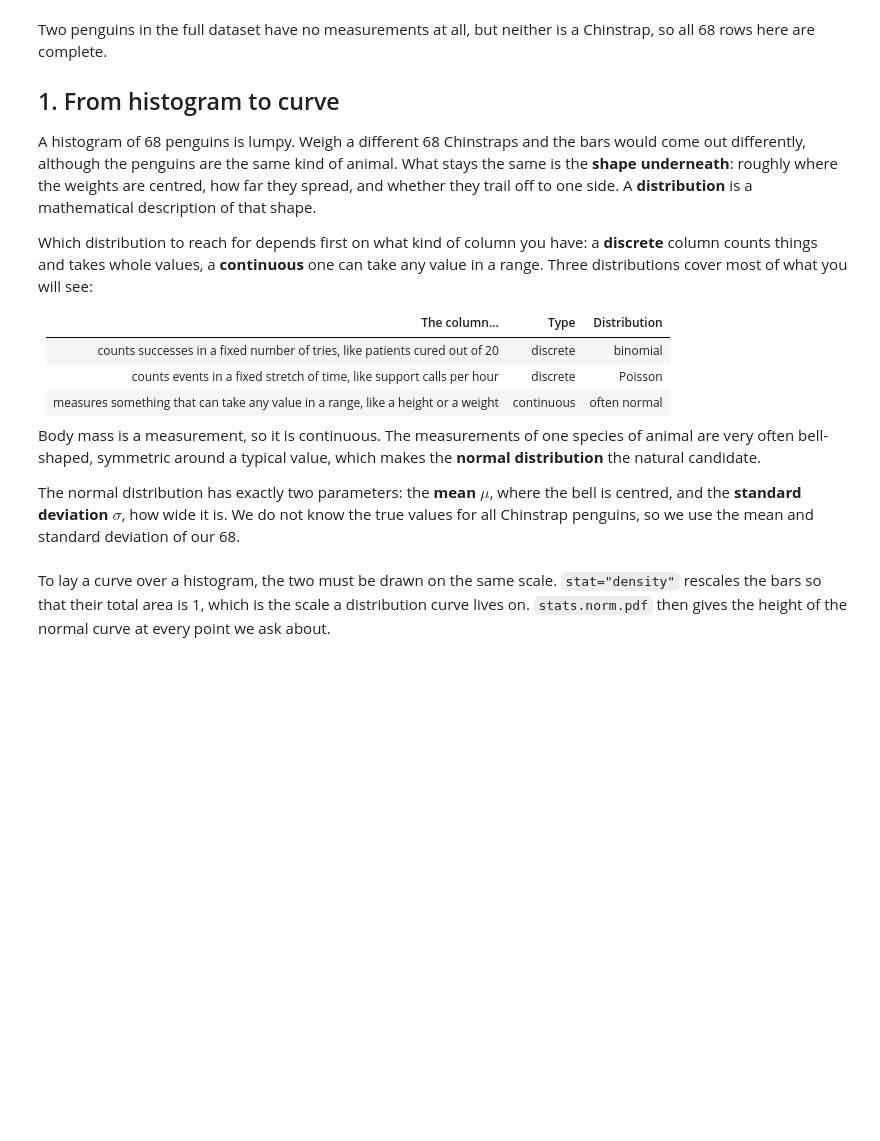
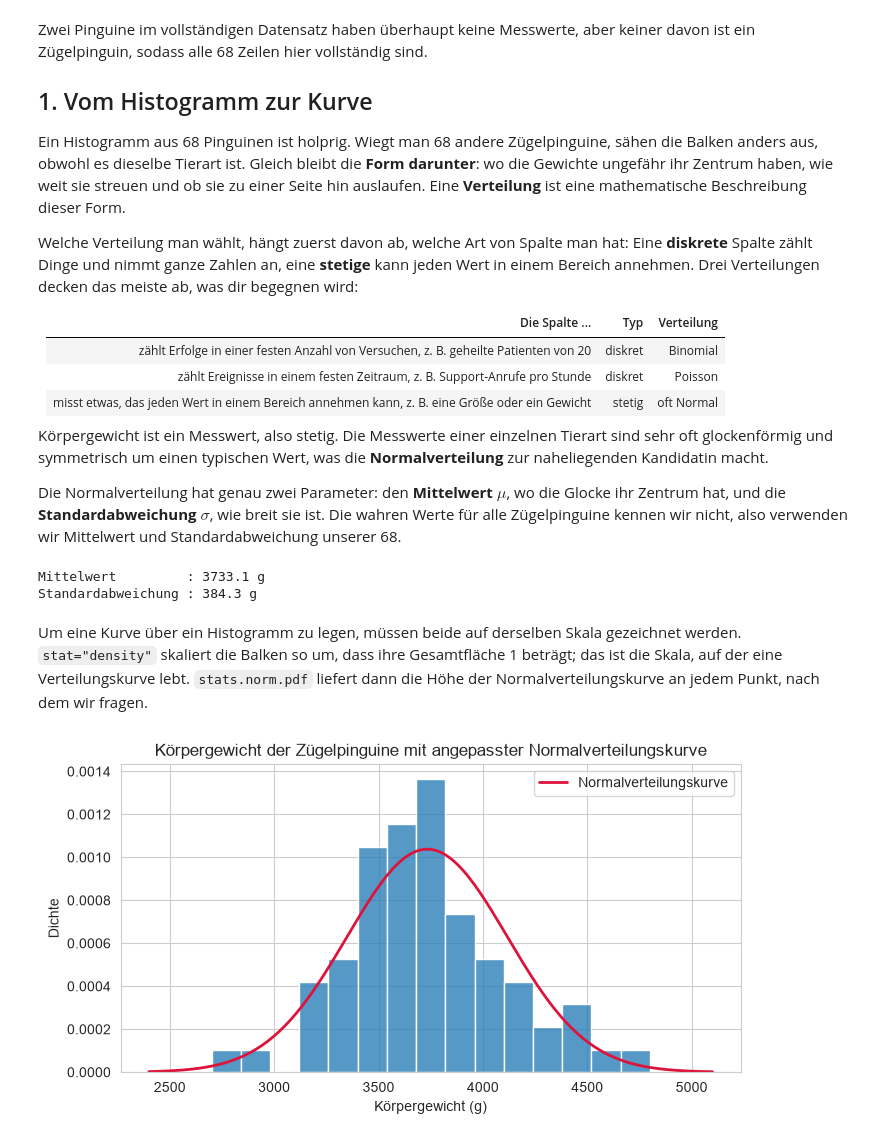
Before and after one commit to lexandros-dev/amle-hypothesis-testing, a Jupyter notebook: 01_distributions.ipynb, the cells around one changed output. Cells and saved outputs as stored; diff of their text form; code cells hidden in the pictures; blank space fills up the shorter version.

```diff
--- a/01_distributions.ipynb
+++ b/01_distributions.ipynb
@@ -56,61 +75,66 @@ chinstrap["body_mass_g"].describe()
 # %% [markdown]
-Two penguins in the full dataset have no measurements at all, but neither is a Chinstrap,
-so all 68 rows here are complete.
+Zwei Pinguine im vollständigen Datensatz haben überhaupt keine Messwerte, aber keiner davon ist ein
+Zügelpinguin, sodass alle 68 Zeilen hier vollständig sind.
 
-## 1. From histogram to curve
+## 1. Vom Histogramm zur Kurve
 
-A histogram of 68 penguins is lumpy. Weigh a different 68 Chinstraps and the bars would
-come out differently, although the penguins are the same kind of animal. What stays the
-same is the **shape underneath**: roughly where the weights are centred, how far they
-spread, and whether they trail off to one side. A **distribution** is a mathematical
-description of that shape.
+Ein Histogramm aus 68 Pinguinen ist holprig. Wiegt man 68 andere Zügelpinguine, sähen die Balken
+anders aus, obwohl es dieselbe Tierart ist. Gleich bleibt die **Form darunter**: wo die Gewichte
+ungefähr ihr Zentrum haben, wie weit sie streuen und ob sie zu einer Seite hin auslaufen. Eine
+**Verteilung** ist eine mathematische Beschreibung dieser Form.
 
-Which distribution to reach for depends first on what kind of column you have: a
-**discrete** column counts things and takes whole values, a **continuous** one can take any
-value in a range. Three distributions cover most of what you will see:
+Welche Verteilung man wählt, hängt zuerst davon ab, welche Art von Spalte man hat: Eine
+**diskrete** Spalte zählt Dinge und nimmt ganze Zahlen an, eine **stetige** kann jeden Wert in
+einem Bereich annehmen. Drei Verteilungen decken das meiste ab, was dir begegnen wird:
 
-| The column... | Type | Distribution |
+| Die Spalte ... | Typ | Verteilung |
 | :--- | :--- | :--- |
-| counts successes in a fixed number of tries, like patients cured out of 20 | discrete | binomial |
-| counts events in a fixed stretch of time, like support calls per hour | discrete | Poisson |
-| measures something that can take any value in a range, like a height or a weight | continuous | often normal |
+| zählt Erfolge in einer festen Anzahl von Versuchen, z. B. geheilte Patienten von 20 | diskret | Binomial |
+| zählt Ereignisse in einem festen Zeitraum, z. B. Support-Anrufe pro Stunde | diskret | Poisson |
+| misst etwas, das jeden Wert in einem Bereich annehmen kann, z. B. eine Größe oder ein Gewicht | stetig | oft Normal |
 
-Body mass is a measurement, so it is continuous. The measurements of one species of animal
-are very often bell-shaped, symmetric around a typical value, which makes the **normal
-distribution** the natural candidate.
+Körpergewicht ist ein Messwert, also stetig. Die Messwerte einer einzelnen Tierart sind sehr oft
+glockenförmig und symmetrisch um einen typischen Wert, was die **Normalverteilung** zur naheliegenden
+Kandidatin macht.
 
-The normal distribution has exactly two parameters: the **mean** $\mu$, where the bell is
-centred, and the **standard deviation** $\sigma$, how wide it is. We do not know the true
-values for all Chinstrap penguins, so we use the mean and standard deviation of our 68.
+Die Normalverteilung hat genau zwei Parameter: den **Mittelwert** $\mu$, wo die Glocke ihr
+Zentrum hat, und die **Standardabweichung** $\sigma$, wie breit sie ist. Die wahren Werte für alle
+Zügelpinguine kennen wir nicht, also verwenden wir Mittelwert und Standardabweichung unserer 68.
 # %%
 mass = chinstrap["body_mass_g"]
 
-# the two numbers that pin down a normal curve
+# die zwei Zahlen, die eine Normalverteilungskurve festlegen
 mean_mass = mass.mean()
 std_mass = mass.std()
 
-print(f"mean              : {mean_mass:.1f} g")
-print(f"standard deviation: {std_mass:.1f} g")
+print(f"Mittelwert         : {mean_mass:.1f} g")
+print(f"Standardabweichung : {std_mass:.1f} g")
+# %% [output]
+Mittelwert         : 3733.1 g
+Standardabweichung : 384.3 g
 # %% [markdown]
-To lay a curve over a histogram, the two must be drawn on the same scale.
-`stat="density"` rescales the bars so that their total area is 1, which is the scale a
-distribution curve lives on. `stats.norm.pdf` then gives the height of the normal curve at
-every point we ask about.
+Um eine Kurve über ein Histogramm zu legen, müssen beide auf derselben Skala gezeichnet werden.
+`stat="density"` skaliert die Balken so um, dass ihre Gesamtfläche 1 beträgt; das ist die Skala,
+auf der eine Verteilungskurve lebt. `stats.norm.pdf` liefert dann die Höhe der Normalverteilungskurve
+an jedem Punkt, nach dem wir fragen.
 # %%
-# 200 evenly spaced weights, a little beyond the lightest and heaviest penguin
+# 200 gleichmäßig verteilte Gewichte, etwas über den leichtesten und schwersten Pinguin hinaus
 x = np.linspace(mass.min() - 300, mass.max() + 300, 200)
 
 fig, ax = plt.subplots(figsize=(8, 4))
 
-# density scale: the bars' total area is 1
+# Dichteskala: Die Gesamtfläche der Balken ist 1
 sns.histplot(mass, stat="density", bins=15, ax=ax)
 
-# the normal curve with our mean and standard deviation
+# die Normalverteilungskurve mit unserem Mittelwert und unserer Standardabweichung
 ax.plot(x, stats.norm.pdf(x, loc=mean_mass, scale=std_mass), color="crimson", linewidth=2,
-        label="normal curve")
+        label="Normalverteilungskurve")
 
-ax.set_title("Chinstrap body mass, with a fitted normal curve")
-ax.set_xlabel("body mass (g)")
+ax.set_title("Körpergewicht der Zügelpinguine mit angepasster Normalverteilungskurve")
+ax.set_xlabel("Körpergewicht (g)")
+ax.set_ylabel("Dichte")
 ax.legend()
 plt.show()
+# %% [output]
+[figure, added]
 # %% [markdown]
```
Also changed, not shown: parts of 35 cells of this notebook, 3 other files.
